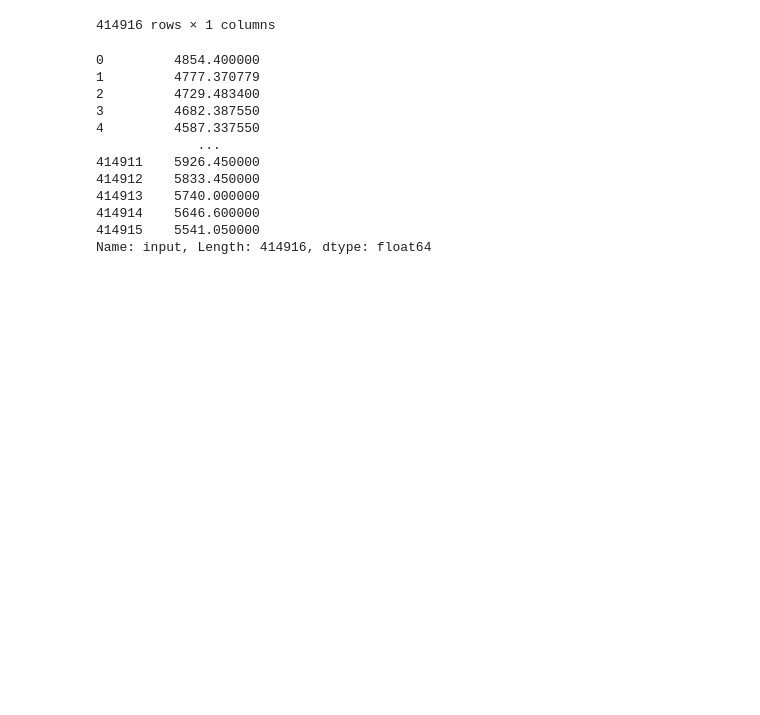
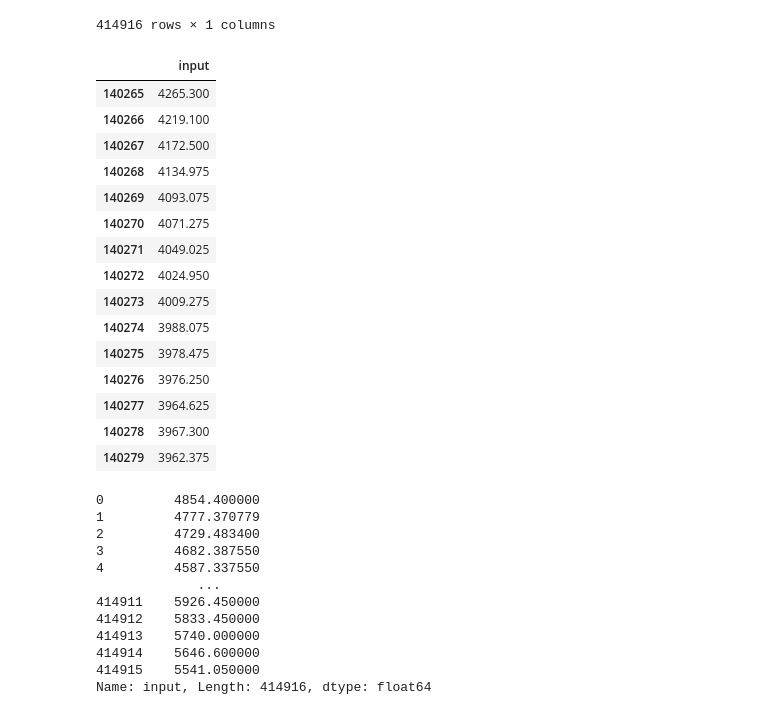
Before and after one commit to tyokyo320/time-series, a Jupyter notebook: utils/data.ipynb, the cells around one changed output. Saved outputs shown, nothing was run; the diff lists cells and outputs as text; code cells hidden in the pictures; blank space fills up the shorter version.

```diff
--- a/utils/data.ipynb
+++ b/utils/data.ipynb
@@ -50,6 +50,25 @@ df
 | 414914 | 5646.600000 |
 | 414915 | 5541.050000 |
 414916 rows × 1 columns
+# %%
+df.iloc[140265:140280]
+# %% [output]
+|  | input |
+| 140265 | 4265.300 |
+| 140266 | 4219.100 |
+| 140267 | 4172.500 |
+| 140268 | 4134.975 |
+| 140269 | 4093.075 |
+| 140270 | 4071.275 |
+| 140271 | 4049.025 |
+| 140272 | 4024.950 |
+| 140273 | 4009.275 |
+| 140274 | 3988.075 |
+| 140275 | 3978.475 |
+| 140276 | 3976.250 |
+| 140277 | 3964.625 |
+| 140278 | 3967.300 |
+| 140279 | 3962.375 |
 # %%
 input_data = df["input"]
 input_data
```
Also changed, not shown: parts of 5 cells of this notebook, 2 other files.
